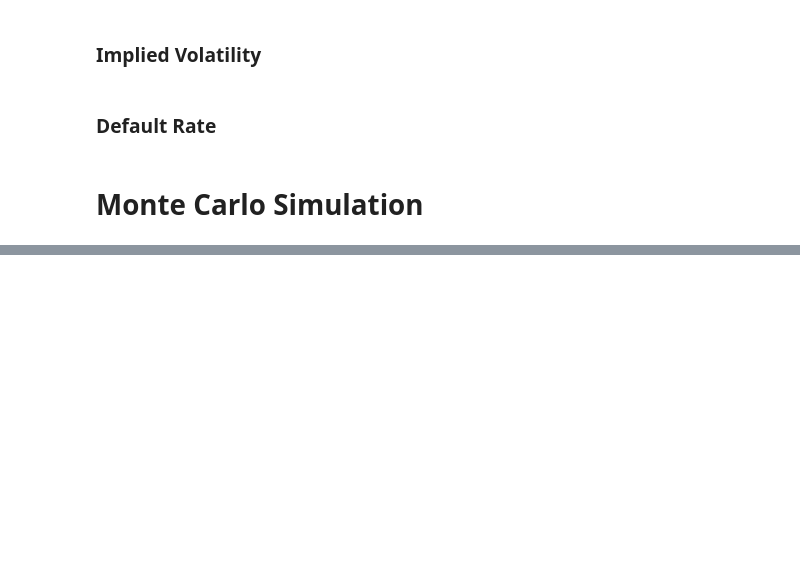
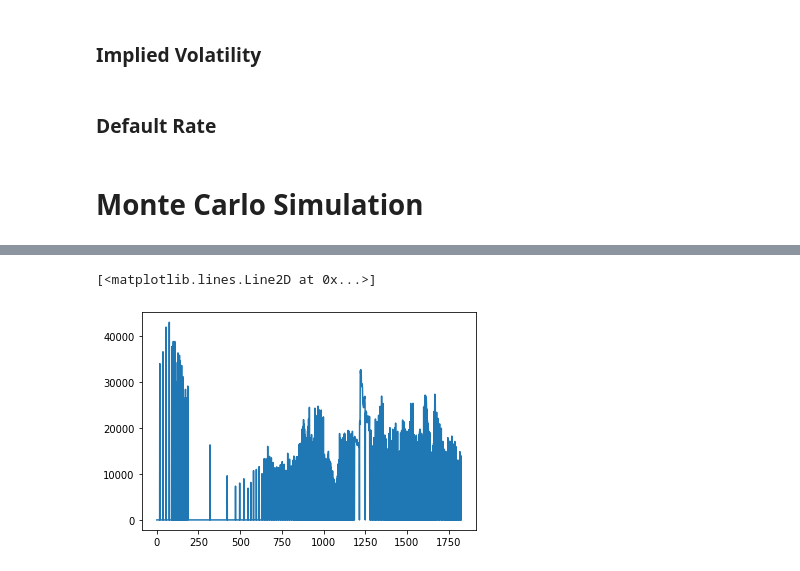
Before and after one commit to danielgvb/risk_sim, a Jupyter notebook: Stoch Financial Statatements/Stoch Financial Statements Monte Carlo.ipynb, the cells around one changed output, grey strips where cells are left out. Saved outputs shown, nothing was run; the diff lists cells and outputs as text; code cells hidden in the pictures; blank space fills up the shorter version.

Commit message:
black scholes

```diff
--- a/Stoch Financial Statatements/Stoch Financial Statements Monte Carlo.ipynb
+++ b/Stoch Financial Statatements/Stoch Financial Statements Monte Carlo.ipynb
@@ -180,3 +174,16 @@ Interest Rate Simulation sample: https://sarit-maitra.medium.com/pca-monte-carlo
 ### Default Rate
 # %% [markdown]
 # Monte Carlo Simulation
+# %%
+#define Black Model 76
+def call_b76(S,K,T,r,sigma):
+    lns0k = log(S/K)
+    sig = ((sigma**2)/2.0)*T
+    srt = sigma*sqrt(T)
+    d1 = (lns0k + sig) / srt
+    d2 = d1 - srt
+    Nd1 = norm.cdf(d1)
+    Nd2 = norm.cdf(d2)
+    ert = exp(-T*r)
+    price = (S*Nd1) - (ert*(K*Nd2))
+    return(price)
@@ -182,0 +199,42 @@ Interest Rate Simulation sample: https://sarit-maitra.medium.com/pca-monte-carlo
+# %%
+r_array = df["r"].fillna(method = "ffill")
+sigma6_array = df["implied_vol_6m"].fillna(method = "ffill")
+default_rate_array = df["default_rate"].fillna(method = "ffill")
+# %%
+premium_factor = 0.39
+vol_factor = 1/0.45 * 93.03 #AJUSTAR ESTO
+
+T_6 = df["time_6m"]
+T_1 = df["time_1y"]
+buys_6m_call = df["buy_call_6m"].fillna(0)
+buys_1y_call = df["buy_call_1y"].fillna(0)
+
+
+
+
+coffee_price_sim = gbm(s0, sigma, mu, dt, len(df))
+#simulate interest rate
+r_sim = r_array
+#simulate  implied volatility via gbm
+sigma6_sim = sigma6_array
+#simulate default rate with random number
+default_rate_sim = default_rate_array
+#calculate black scholes for every day
+option_prices = []
+premia_prices = []
+
+for j in range(len(coffee_price_sim)):
+        S = coffee_price_sim[j]
+        K = S
+        T = T_6[j]
+        r = r_sim[j]
+        sigma = sigma6_sim[j]
+        option_price = call_b76(S, K, T, r, sigma)
+        option_prices.append(option_price)
+        premium_price = option_price * premium_factor
+        premia_prices.append(premium_price)
+
+premia = np.array(premia_prices) * np.array(buys_6m_call)
+# %% [output]
+[<matplotlib.lines.Line2D at 0x...>]
+[figure, added]
```
Also changed, not shown: parts of 11 cells of this notebook.
